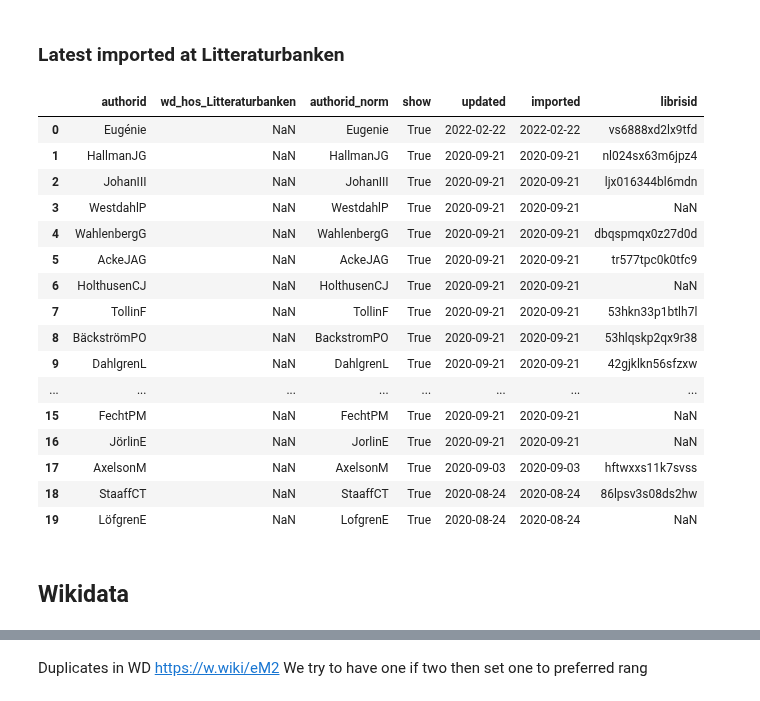
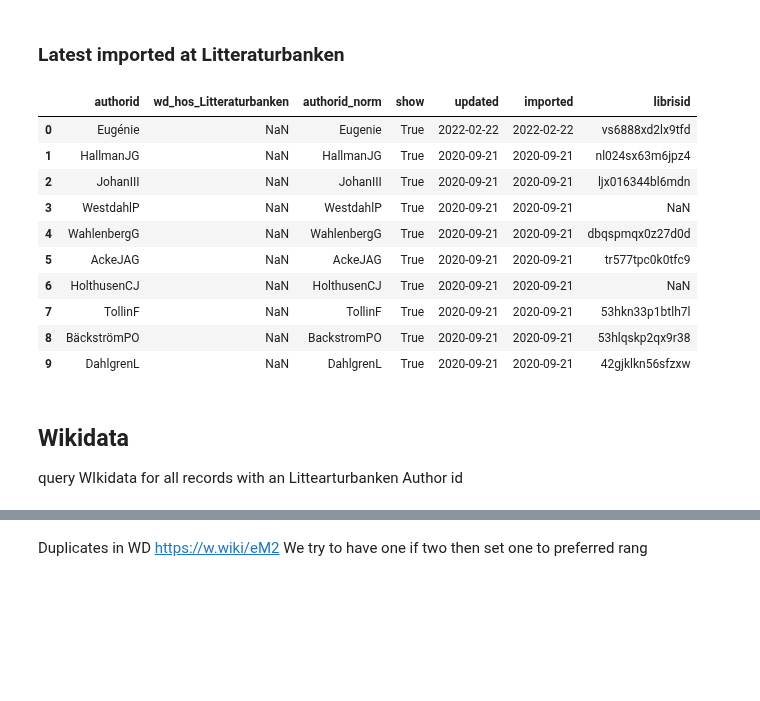
Before and after one commit to salgo60/open-data-examples, a Jupyter notebook: Litteraturbanken Author.ipynb, the cells around one changed output, grey strips where cells are left out. Drawn from its saved outputs; the diff is of its cells as text; code cells hidden in the pictures; blank space fills up the shorter version.

```diff
--- a/Litteraturbanken Author.ipynb
+++ b/Litteraturbanken Author.ipynb
@@ -172,28 +172,23 @@ LitteraturbankenTotShow[:10]
 # %%
 LitteraturbankenTotShow = LitteraturbankenTotShow.sort_values(by=['imported'], ascending=[False])
 LitteraturbankenTotShow = LitteraturbankenTotShow.reset_index(drop=True)
 
-LitteraturbankenTotShow[:20]
+LitteraturbankenTotShow[:10]
 # %% [output]
 |  | authorid | wd_hos_Litteraturbanken | authorid_norm | show | updated | imported | librisid |
 | 0 | Eugénie | NaN | Eugenie | True | 2022-02-22 | 2022-02-22 | vs6888xd2lx9tfd |
 | 1 | HallmanJG | NaN | HallmanJG | True | 2020-09-21 | 2020-09-21 | nl024sx63m6jpz4 |
 | 2 | JohanIII | NaN | JohanIII | True | 2020-09-21 | 2020-09-21 | ljx016344bl6mdn |
 | 3 | WestdahlP | NaN | WestdahlP | True | 2020-09-21 | 2020-09-21 | NaN |
 | 4 | WahlenbergG | NaN | WahlenbergG | True | 2020-09-21 | 2020-09-21 | dbqspmqx0z27d0d |
 | 5 | AckeJAG | NaN | AckeJAG | True | 2020-09-21 | 2020-09-21 | tr577tpc0k0tfc9 |
 | 6 | HolthusenCJ | NaN | HolthusenCJ | True | 2020-09-21 | 2020-09-21 | NaN |
 | 7 | TollinF | NaN | TollinF | True | 2020-09-21 | 2020-09-21 | 53hkn33p1btlh7l |
 | 8 | BäckströmPO | NaN | BackstromPO | True | 2020-09-21 | 2020-09-21 | 53hlqskp2qx9r38 |
 | 9 | DahlgrenL | NaN | DahlgrenL | True | 2020-09-21 | 2020-09-21 | 42gjklkn56sfzxw |
-| ... | ... | ... | ... | ... | ... | ... | ... |
-| 15 | FechtPM | NaN | FechtPM | True | 2020-09-21 | 2020-09-21 | NaN |
-| 16 | JörlinE | NaN | JorlinE | True | 2020-09-21 | 2020-09-21 | NaN |
-| 17 | AxelsonM | NaN | AxelsonM | True | 2020-09-03 | 2020-09-03 | hftwxxs11k7svss |
-| 18 | StaaffCT | NaN | StaaffCT | True | 2020-08-24 | 2020-08-24 | 86lpsv3s08ds2hw |
-| 19 | LöfgrenE | NaN | LofgrenE | True | 2020-08-24 | 2020-08-24 | NaN |
-# %% [markdown]
-## Wikidata
+# %% [markdown]
+## Wikidata
+query WIkidata for all records with an Littearturbanken Author id
 # %%
 # pip install sparqlwrapper
 # https://rdflib.github.io/sparqlwrapper/
```
Also changed, not shown: parts of 23 cells of this notebook, 4 other files.
